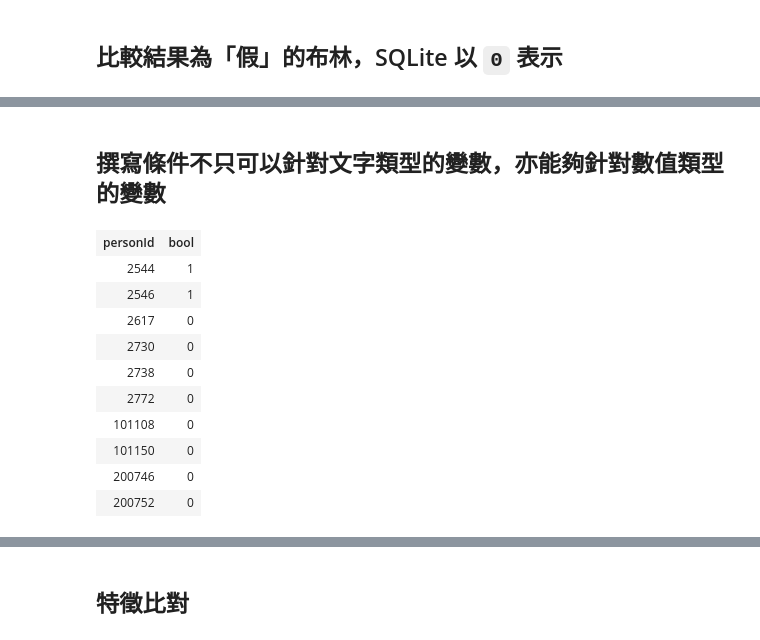
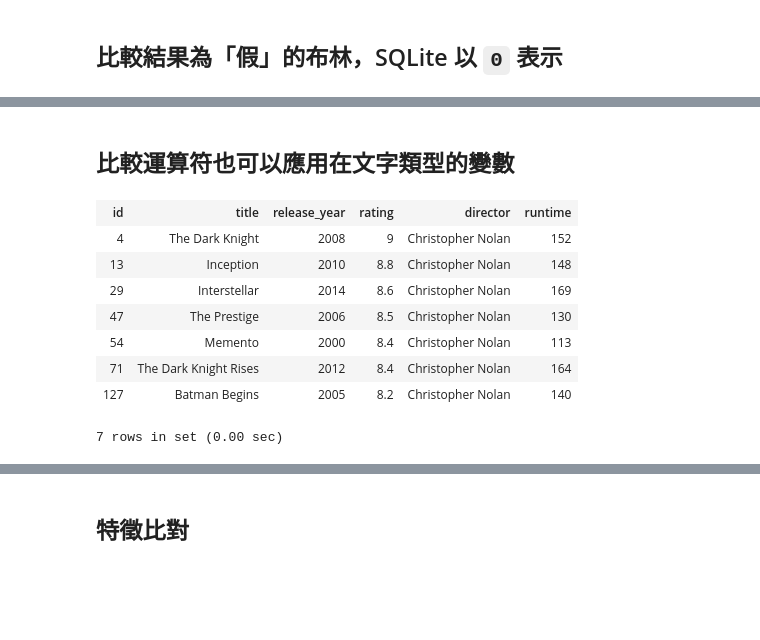
Before and after one commit to datainpoint/classroom-hahow-sqlfifty, a Jupyter notebook: 07-where/lecture.ipynb, the cells around one changed output, grey strips where cells are left out. Saved outputs shown, nothing was run; the diff lists cells and outputs as text; code cells hidden in the pictures; blank space fills up the shorter version.

```diff
--- a/07-where/lecture.ipynb
+++ b/07-where/lecture.ipynb
@@ -131,19 +122,16 @@ SELECT fullName
 # %% [markdown]
-## 撰寫條件不只可以針對文字類型的變數，亦能夠針對數值類型的變數
+## 比較運算符也可以應用在文字類型的變數
 # %%
-SELECT personId,
-       ppg > 20 AS bool
-  FROM career_summaries
- LIMIT 10;
+SELECT *
+  FROM movies
+ WHERE director = 'Christopher Nolan';
 # %% [output]
-| personId | bool |
-| 2544 | 1 |
-| 2546 | 1 |
-| 2617 | 0 |
-| 2730 | 0 |
-| 2738 | 0 |
-| 2772 | 0 |
-| 101108 | 0 |
-| 101150 | 0 |
-| 200746 | 0 |
-| 200752 | 0 |
+| id | title | release_year | rating | director | runtime |
+| 4 | The Dark Knight | 2008 | 9 | Christopher Nolan | 152 |
+| 13 | Inception | 2010 | 8.8 | Christopher Nolan | 148 |
+| 29 | Interstellar | 2014 | 8.6 | Christopher Nolan | 169 |
+| 47 | The Prestige | 2006 | 8.5 | Christopher Nolan | 130 |
+| 54 | Memento | 2000 | 8.4 | Christopher Nolan | 113 |
+| 71 | The Dark Knight Rises | 2012 | 8.4 | Christopher Nolan | 164 |
+| 127 | Batman Begins | 2005 | 8.2 | Christopher Nolan | 140 |
+7 rows in set (0.00 sec)
```
Also changed, not shown: parts of 41 cells of this notebook, 3 other files.
